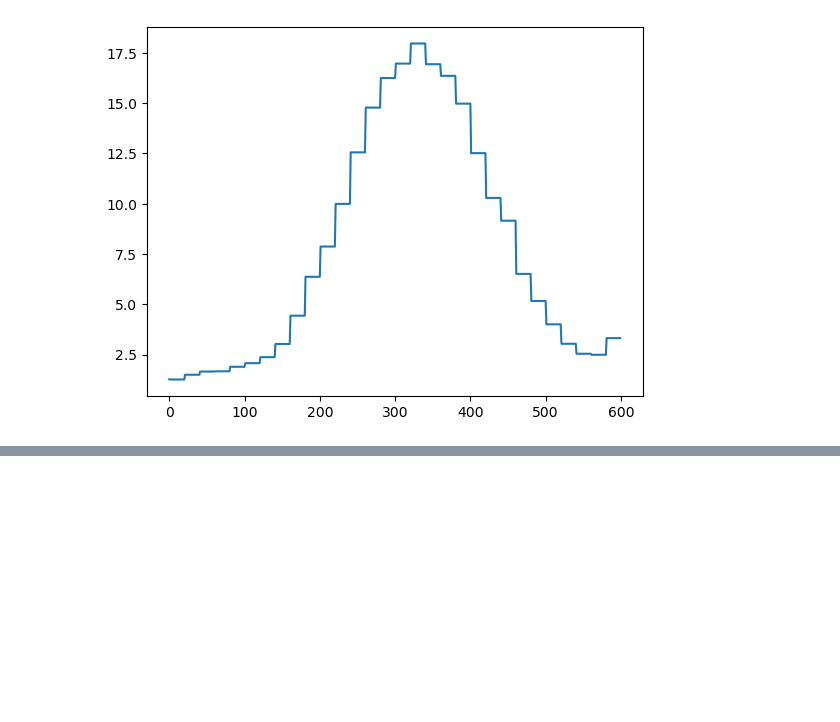
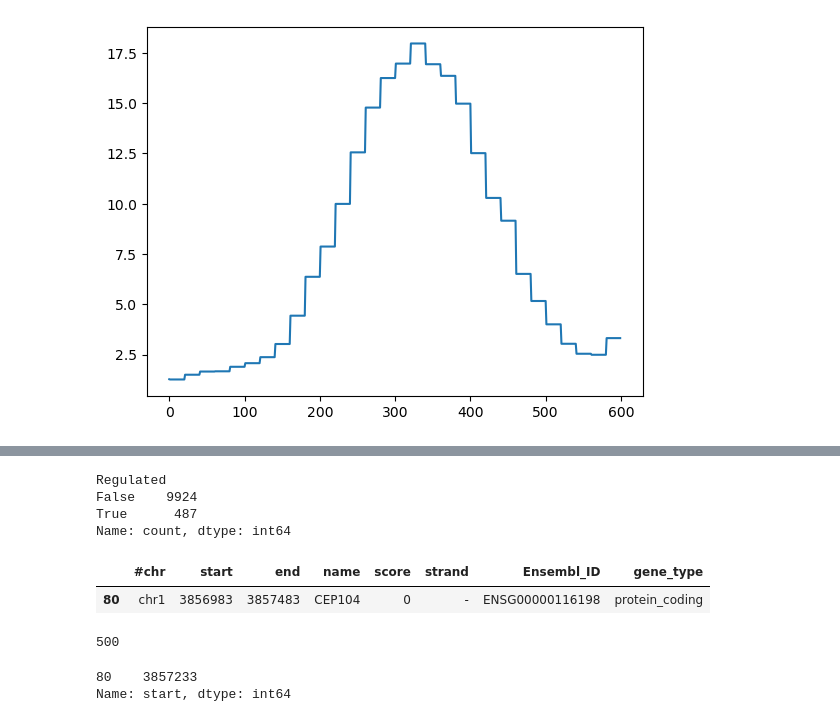
Before and after one commit to Sarthak-Ti/caduceus, a Jupyter notebook: code_test/EP_linking.ipynb, the cells around one changed output, grey strips where cells are left out. Saved outputs shown, nothing was run; the diff lists cells and outputs as text; code cells hidden in the pictures; blank space fills up the shorter version.

```diff
--- a/code_test/EP_linking.ipynb
+++ b/code_test/EP_linking.ipynb
@@ -101,0 +153,23 @@ plt.plot(track) #is
+# %%
+gs_df['Regulated'].value_counts() #mostly negatives? yes 10K positives and negatives?
+# %% [output]
+Regulated
+False    9924
+True      487
+Name: count, dtype: int64
+# %%
+#let's looka t a specific one and ensure that the TSS bounds are HG38
+tss[tss['name'] == 'CEP104']
+# %% [output]
+|  | #chr | start | end | name | score | strand | Ensembl_ID | gene_type |
+| 80 | chr1 | 3856983 | 3857483 | CEP104 | 0 | - | ENSG00000116198 | protein_coding |
+# %%
+3857483-3856983 #yeah 500 in length total, whereas they do just 1 bp for their TSS
+# %% [output]
+500
+# %%
+#let's get the midpoint of these
+tss[tss['name'] == 'CEP104']['start'] + 250 #slightly off from the TSS, but not that far?
+# %% [output]
+80    3857233
+Name: start, dtype: int64
```
Also changed, not shown: parts of 7 cells of this notebook, 12 other files.
